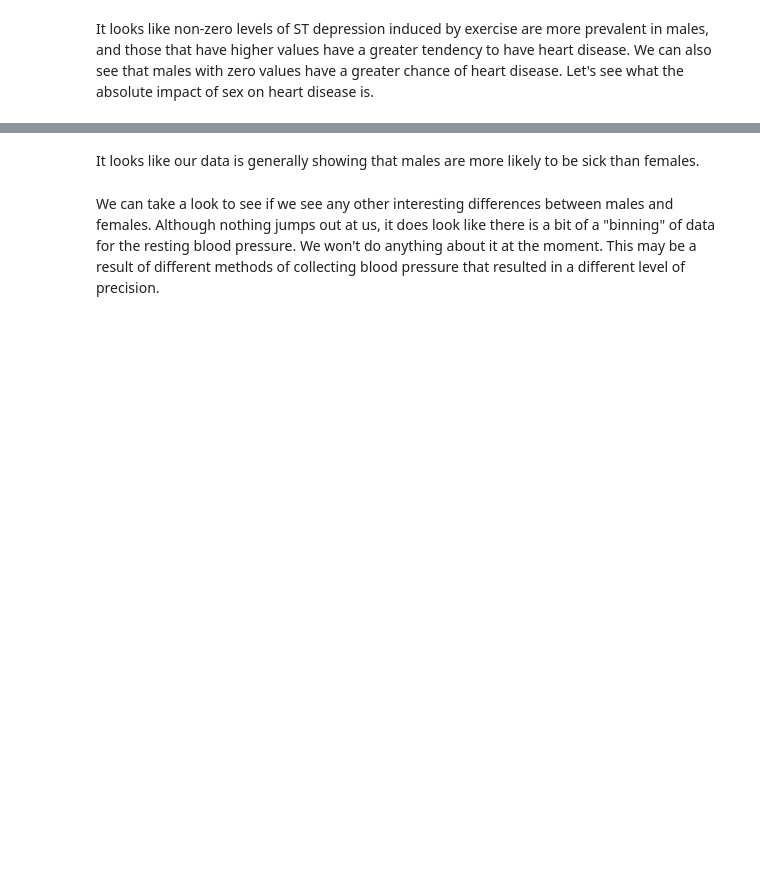
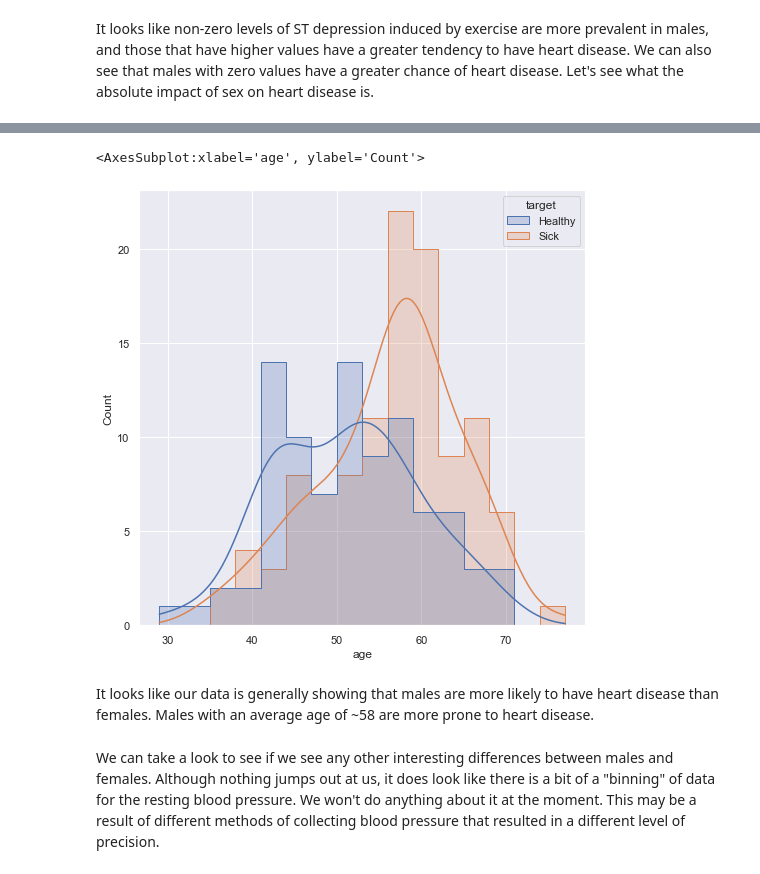
Before and after one commit to abroniewski/Heart-Disease-Machine-Learning-Exploration, a Jupyter notebook: src/HDD-pre-processing.ipynb, the cells around one changed output, grey strips where cells are left out. Saved outputs shown, nothing was run; the diff lists cells and outputs as text; code cells hidden in the pictures; blank space fills up the shorter version.

```diff
--- a/src/HDD-pre-processing.ipynb
+++ b/src/HDD-pre-processing.ipynb
@@ -234,5 +300,10 @@ sns.histplot(x="target", stat="density", hue="sex", data=hd_train)
+# %%
+sns.histplot(hd[hd["sex"] == 1.0], x="age", hue="target", element="step", kde=True, binwidth=3)
+# %% [output]
+<AxesSubplot:xlabel='age', ylabel='Count'>
+[figure, added]
 # %% [markdown]
-It looks like our data is generally showing that males are more likely to be sick than females.
+It looks like our data is generally showing that males are more likely to have heart disease than females. Males with an average age of ~58 are more prone to heart disease.
 # %% [markdown]
 
 We can take a look to see if we see any other interesting differences between males and females.
```
Also changed, not shown: parts of 34 cells of this notebook, 4 other files.
